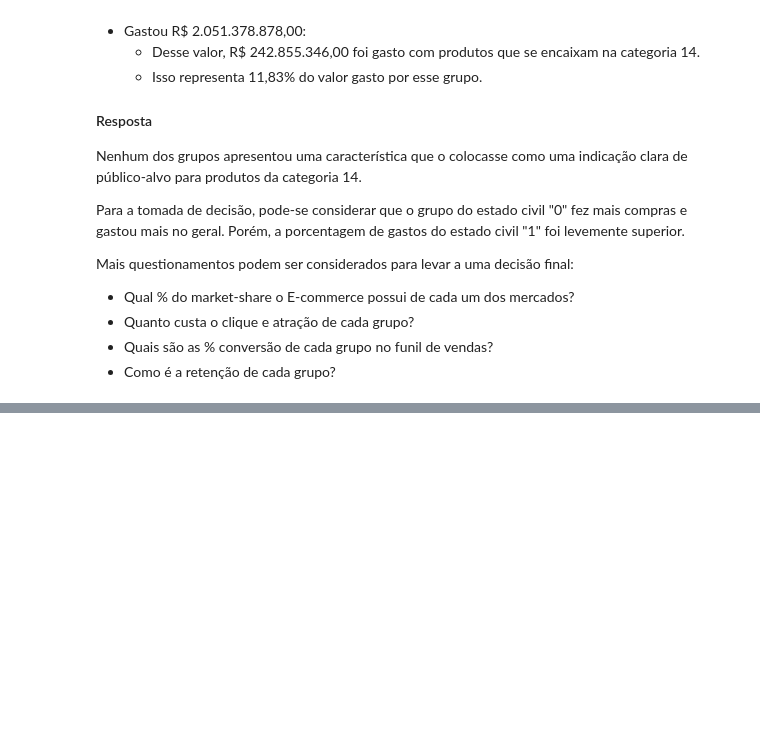
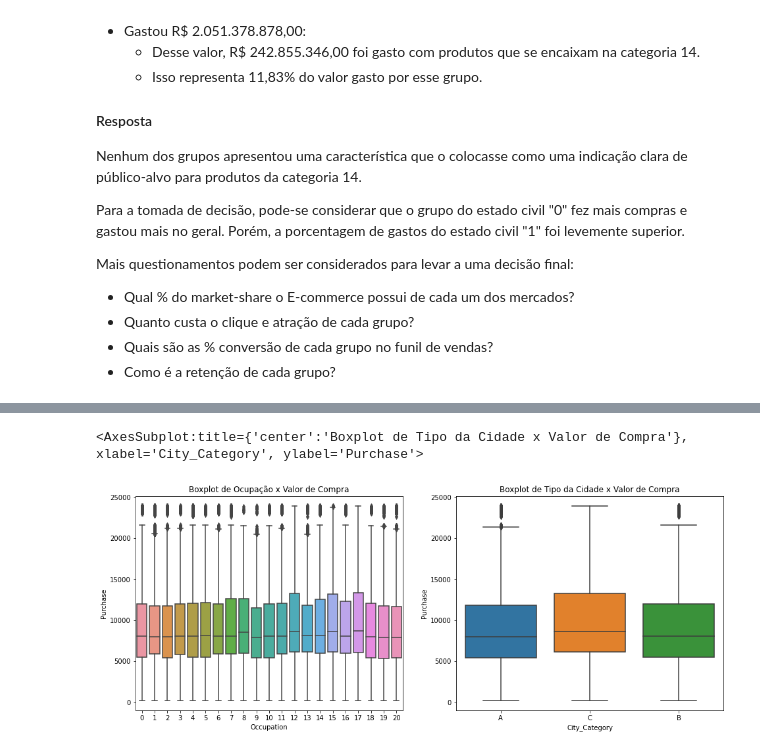
Before and after one commit to ewerthonk/EDA-ecommerce-black-friday, a Jupyter notebook: exploratory-analysis-ecommerce.ipynb, the cells around one changed output, grey strips where cells are left out. Drawn from its saved outputs; the diff is of its cells as text; code cells hidden in the pictures; blank space fills up the shorter version.

```diff
--- a/exploratory-analysis-ecommerce.ipynb
+++ b/exploratory-analysis-ecommerce.ipynb
@@ -221,0 +256,11 @@ Mais questionamentos podem ser considerados para levar a uma decisão final:
+# %%
+fig2, (ax1, ax2) = plt.subplots(ncols=2, figsize=(16,6))
+
+ax1.set_title('Boxplot de Ocupação x Valor de Compra')
+sns.boxplot(ax=ax1, x='Occupation', y='Purchase', data=df)
+
+ax2.set_title('Boxplot de Tipo da Cidade x Valor de Compra')
+sns.boxplot(ax=ax2, x='City_Category', y='Purchase', data=df)
+# %% [output]
+<AxesSubplot:title={'center':'Boxplot de Tipo da Cidade x Valor de Compra'}, xlabel='City_Category', ylabel='Purchase'>
+[figure, added]
```
Also changed, not shown: parts of 8 cells of this notebook, 2 other files.
